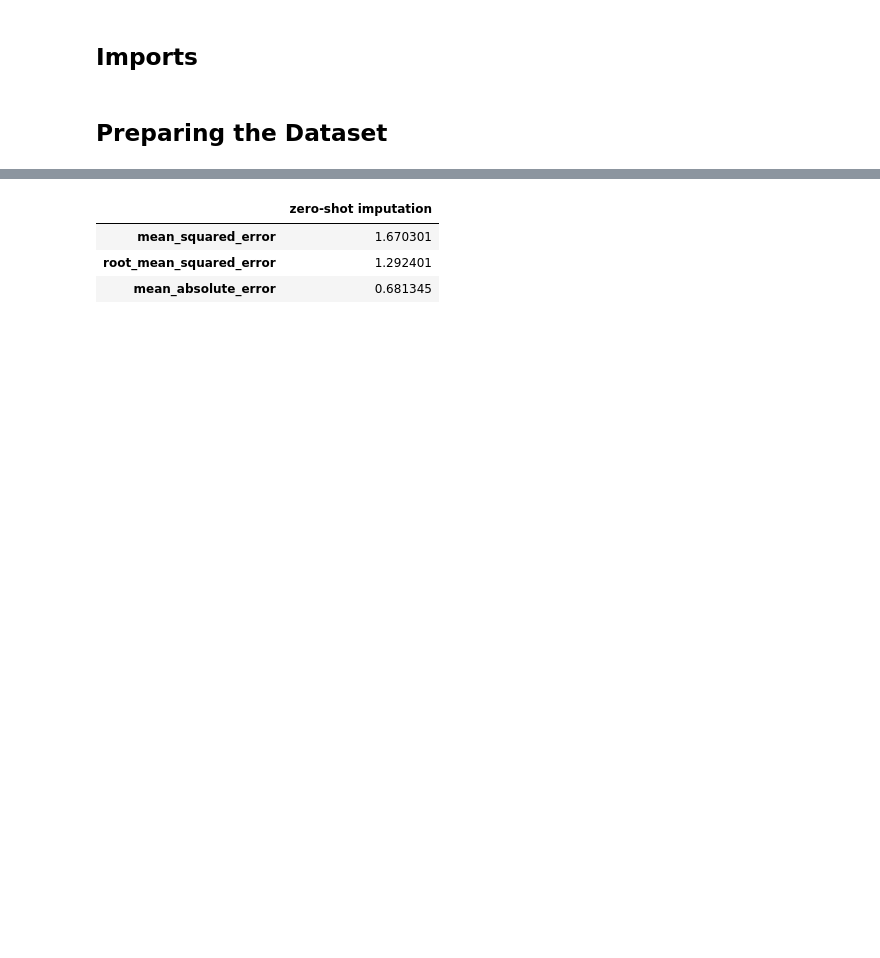
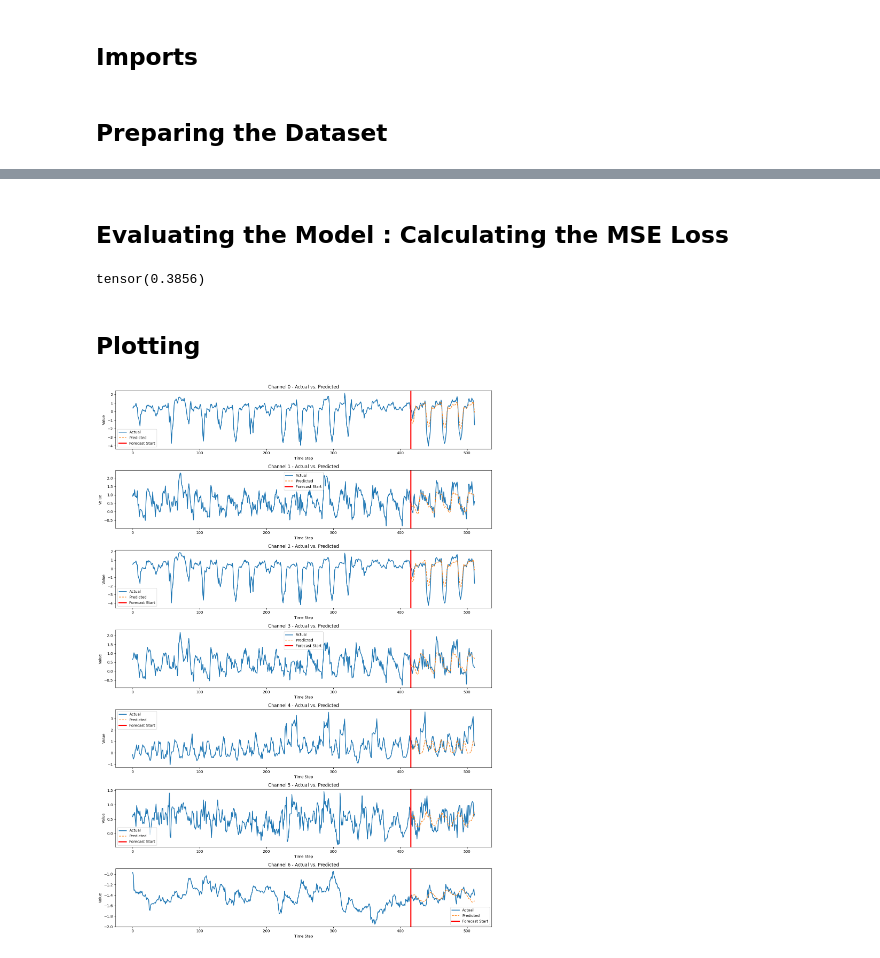
Before and after one commit to ibm-granite/granite-tsfm, a Jupyter notebook: notebooks/hfdemo/tspulse_forecasting_with_imputation.ipynb, the cells around one changed output, grey strips where cells are left out. Saved outputs shown, nothing was run; the diff lists cells and outputs as text; code cells hidden in the pictures; blank space fills up the shorter version.

```diff
--- a/notebooks/hfdemo/tspulse_forecasting_with_imputation.ipynb
+++ b/notebooks/hfdemo/tspulse_forecasting_with_imputation.ipynb
@@ -140,3 +132,0 @@ device = "cuda" if torch.cuda.is_available() else "mps" if torch.mps.is_availabl
-# %%
-tsp.train(data)  # train the tsp
-pipe = TimeSeriesImputationPipeline(model, feature_extractor=tsp, batch_size=1000, device=device)
@@ -146,0 +135,2 @@ out = pipe(data)
+# %%
+out = get_forecast_with_tspulse_imputation(dset_test, pipe, target_columns, FORECAST_LEN=FORECAST_LEN)
@@ -284,10 +142,0 @@ def plot_interactive_imputation(df, fully_observed_ground_truth=None, window_siz
-# %%
-import random
-for i in range(20):
-    r = random.randint(0, 1000)
-    actual_data = fully_observed_ground_truth.iloc[r:r+512, :]
-    temp_data = mask_last_context(actual_data, forecast_length=FORECAST_LEN)
-    tsp.train(temp_data)
-    pipe = TimeSeriesImputationPipeline(model, feature_extractor=tsp, batch_size=1000, device=device)
-    out = pipe(temp_data)
-    plot_interactive_imputation(out, actual_data, plot_index=r)
@@ -336,13 +143,46 @@ def custom_metric(actual, missing_df, prediction, column_header="results"):
-# %%
-ground_truth = fully_observed_ground_truth[target_columns]  # original df having no missing values
-ground_truth_with_missing_data = out[target_columns]  # df having missing values
-
-imputed_columns = [f"{col}_imputed" for col in target_columns]
-imputed_df = out[imputed_columns]  # df having imputed values at the missing data positions
-
-custom_metric(ground_truth, ground_truth_with_missing_data, imputed_df, "zero-shot imputation")
-# %% [output]
-|  | zero-shot imputation |
-| mean_squared_error | 1.670301 |
-| root_mean_squared_error | 1.292401 |
-| mean_absolute_error | 0.681345 |
+# %% [markdown]
+## Evaluating the Model : Calculating the MSE Loss
+# %%
+past_values_list = [item['past_values'] for item in dset_test]
+ground_truth = torch.stack(past_values_list)
+# %%
+import torch.nn.functional as F
+
+ground_truth_temp = ground_truth[:, -FORECAST_LEN:, :]
+predicted_temp = out[:, -FORECAST_LEN:, :]
+
+loss = F.mse_loss(ground_truth_temp, predicted_temp)
+
+loss
+# %% [output]
+tensor(0.3856)
+# %% [markdown]
+## Plotting
+# %%
+import torch
+import matplotlib.pyplot as plt
+import random
+
+r = random.randint(0, out.shape[0])  # getting a random index to plot
+channels_to_plot = list(np.arange(0, len(target_columns)))
+time_steps = 96
+
+grd = ground_truth[r, :, :]
+target = out[r, :, :]
+
+plt.figure(figsize=(15, 3 * len(channels_to_plot)))
+
+for i, ch in enumerate(channels_to_plot):
+    plt.subplot(len(channels_to_plot), 1, i + 1)
+    plt.plot(grd[:, ch].cpu(), label='Actual', linewidth=2)
+    plt.plot(range(CONTEXT_LENGTH - FORECAST_LEN, CONTEXT_LENGTH), target[-FORECAST_LEN:, ch].cpu(), label='Predicted', linestyle='--')
+    plt.axvline(x=CONTEXT_LENGTH-FORECAST_LEN, color='red', linestyle='-', linewidth=3, label='Forecast Start')
+    plt.title(f'Channel {ch} - Actual vs. Predicted')
+    plt.xlabel('Time Step')
+    plt.ylabel('Value')
+    plt.legend()
+
+plt.tight_layout()
+plt.show()
+# %% [output]
+[figure, added]
```
Also changed, not shown: parts of 32 cells of this notebook.
